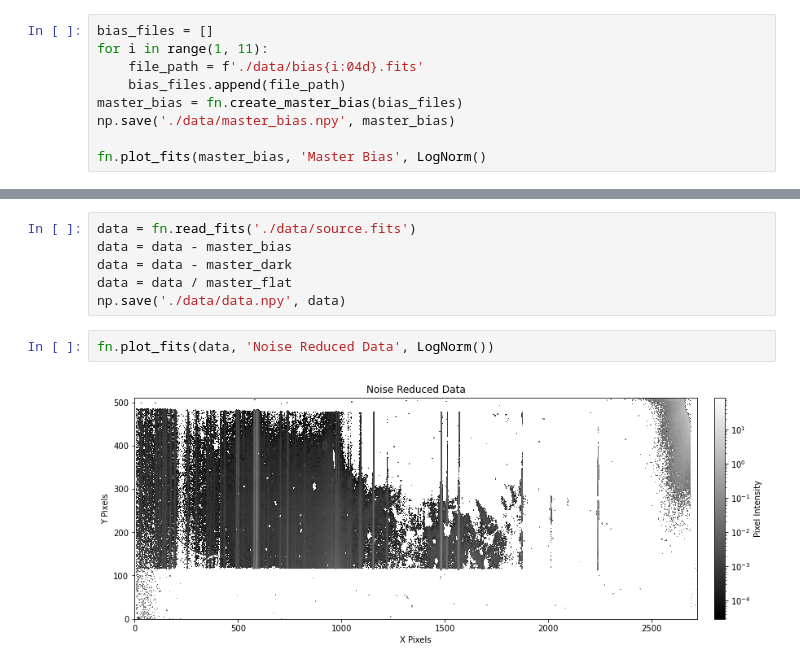
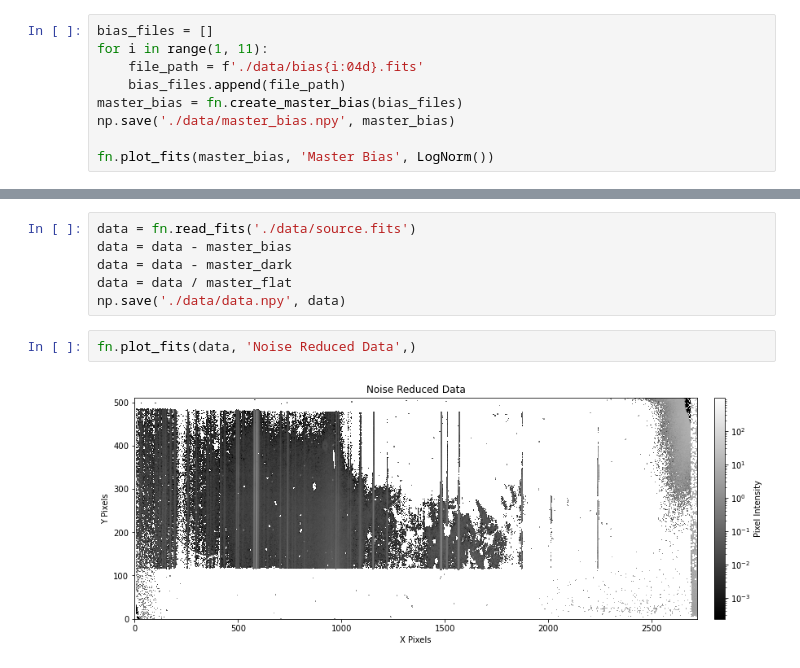
Before and after one commit to astronamanj/641_Observational_Techniques, a Jupyter notebook: omm_spectograph/noise_removal.ipynb, the cells around one changed output, grey strips where cells are left out. Saved outputs shown, nothing was run; the diff lists cells and outputs as text.

```diff
--- a/omm_spectograph/noise_removal.ipynb
+++ b/omm_spectograph/noise_removal.ipynb
@@ -9,5 +9,5 @@ for i in range(1, 11):
 master_bias = fn.create_master_bias(bias_files)
 np.save('./data/master_bias.npy', master_bias)
 
-fn.plot_fits(master_bias, 'Master Bias', LogNorm()
+fn.plot_fits(master_bias, 'Master Bias', LogNorm())
 # %% [output]
@@ -45,6 +46,6 @@ data = data - master_dark
 data = data / master_flat
 np.save('./data/data.npy', data)
 # %%
-fn.plot_fits(data, 'Noise Reduced Data', LogNorm())
+fn.plot_fits(data, 'Noise Reduced Data',)
 # %% [output]
-[figure, old version]
+[figure, new version]
```
Also changed, not shown: parts of 1 cell of this notebook, 1 other file.
